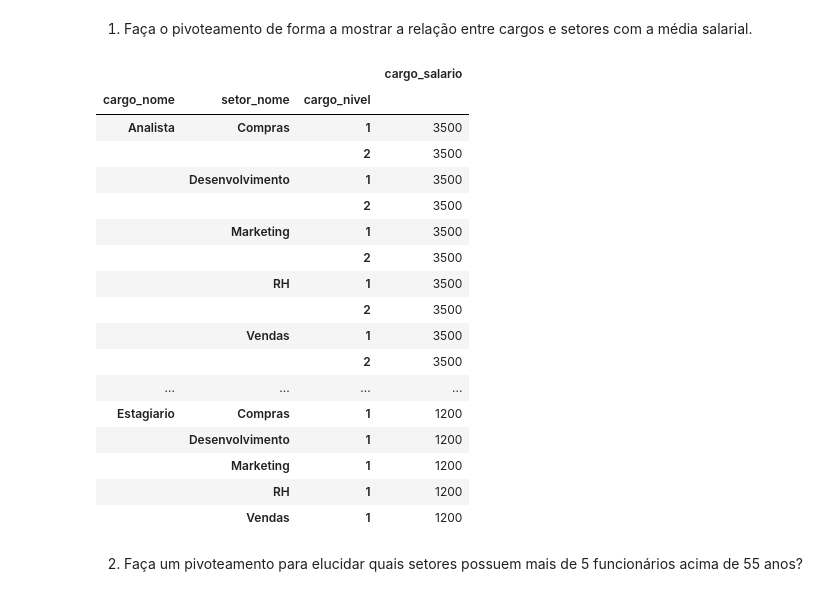
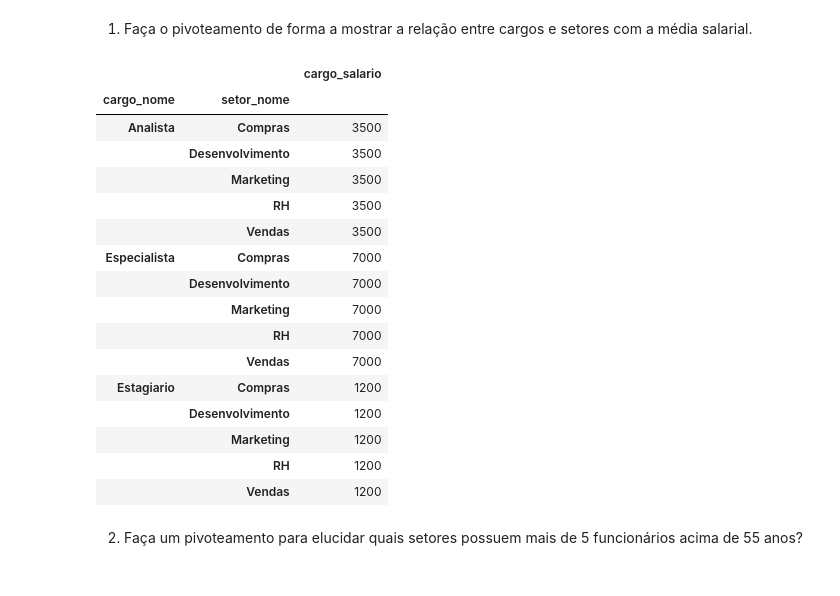
Before and after one commit to AlexsonT/Prog_DS2_Growdev, a Jupyter notebook: exercicios_aula04.ipynb, the cells around one changed output. Saved outputs shown, nothing was run; the diff lists cells and outputs as text; code cells hidden in the pictures.

```diff
--- a/exercicios_aula04.ipynb
+++ b/exercicios_aula04.ipynb
@@ -42,30 +42,29 @@ df_completo.head(10)
 # %%
 cargos_setores = pd.pivot_table(
     df_completo,
     values=['cargo_salario'],
-    index=['cargo_nome', 'setor_nome','cargo_nivel'],
+    index=['cargo_nome', 'setor_nome'],
     aggfunc=np.mean
 )
 display(cargos_setores)
 # %% [output]
-|  |  |  | cargo_salario |
-| cargo_nome | setor_nome | cargo_nivel |  |
-| Analista | Compras | 1 | 3500 |
-|  |  | 2 | 3500 |
-|  | Desenvolvimento | 1 | 3500 |
-|  |  | 2 | 3500 |
-|  | Marketing | 1 | 3500 |
-|  |  | 2 | 3500 |
-|  | RH | 1 | 3500 |
-|  |  | 2 | 3500 |
-|  | Vendas | 1 | 3500 |
-|  |  | 2 | 3500 |
-| ... | ... | ... | ... |
-| Estagiario | Compras | 1 | 1200 |
-|  | Desenvolvimento | 1 | 1200 |
-|  | Marketing | 1 | 1200 |
-|  | RH | 1 | 1200 |
-|  | Vendas | 1 | 1200 |
+|  |  | cargo_salario |
+| cargo_nome | setor_nome |  |
+| Analista | Compras | 3500 |
+|  | Desenvolvimento | 3500 |
+|  | Marketing | 3500 |
+|  | RH | 3500 |
+|  | Vendas | 3500 |
+| Especialista | Compras | 7000 |
+|  | Desenvolvimento | 7000 |
+|  | Marketing | 7000 |
+|  | RH | 7000 |
+|  | Vendas | 7000 |
+| Estagiario | Compras | 1200 |
+|  | Desenvolvimento | 1200 |
+|  | Marketing | 1200 |
+|  | RH | 1200 |
+|  | Vendas | 1200 |
 # %% [markdown]
  2) Faça um pivoteamento para elucidar quais setores possuem mais de 5 funcionários acima de 55 anos?
 # %% [markdown]
```
Also changed, not shown: parts of 1 cell of this notebook.
